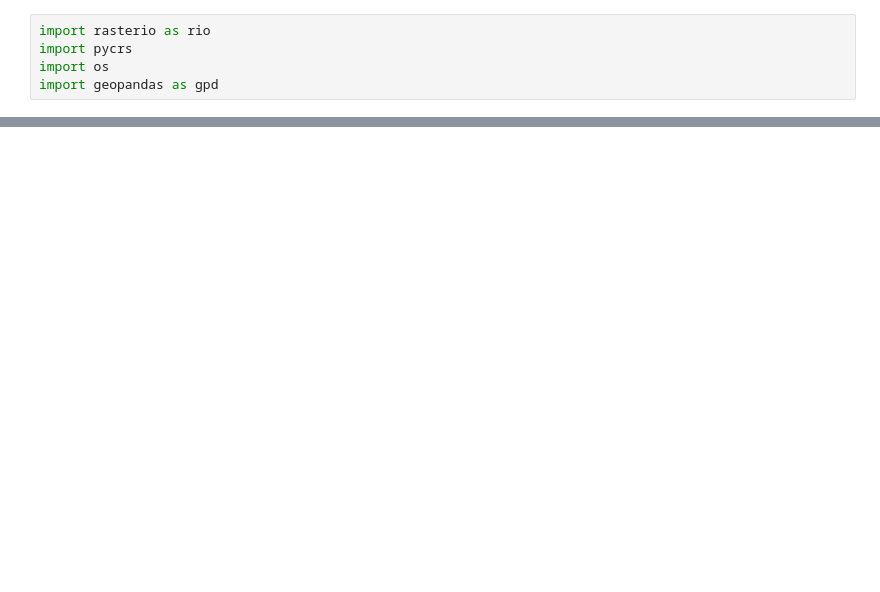
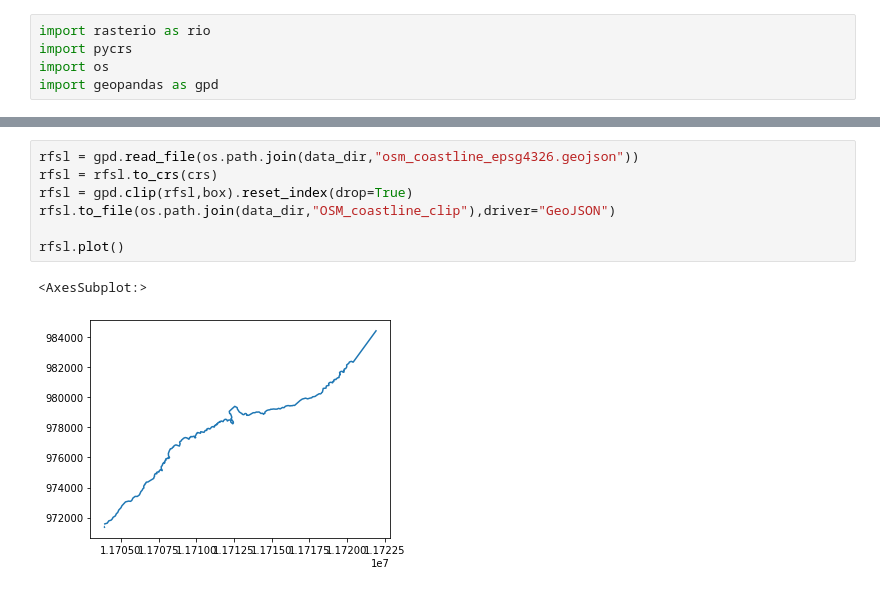
Before and after one commit to ronjalappe/VN_coastline_dynamics, a Jupyter notebook: test2.ipynb, the cells around one changed output, grey strips where cells are left out. Saved outputs shown, nothing was run; the diff lists cells and outputs as text; blank space fills up the shorter version.

```diff
--- a/test2.ipynb
+++ b/test2.ipynb
@@ -15,0 +39,10 @@ shoreline = gpd.read_file(os.path.join(data_dir,os.path.splitext(raster_file_mas
+# %%
+rfsl = gpd.read_file(os.path.join(data_dir,"osm_coastline_epsg4326.geojson"))
+rfsl = rfsl.to_crs(crs)
+rfsl = gpd.clip(rfsl,box).reset_index(drop=True)
+rfsl.to_file(os.path.join(data_dir,"OSM_coastline_clip"),driver="GeoJSON")
+
+rfsl.plot()
+# %% [output]
+<AxesSubplot:>
+[figure, added]
```
Also changed, not shown: parts of 10 cells of this notebook, 11 other files.
